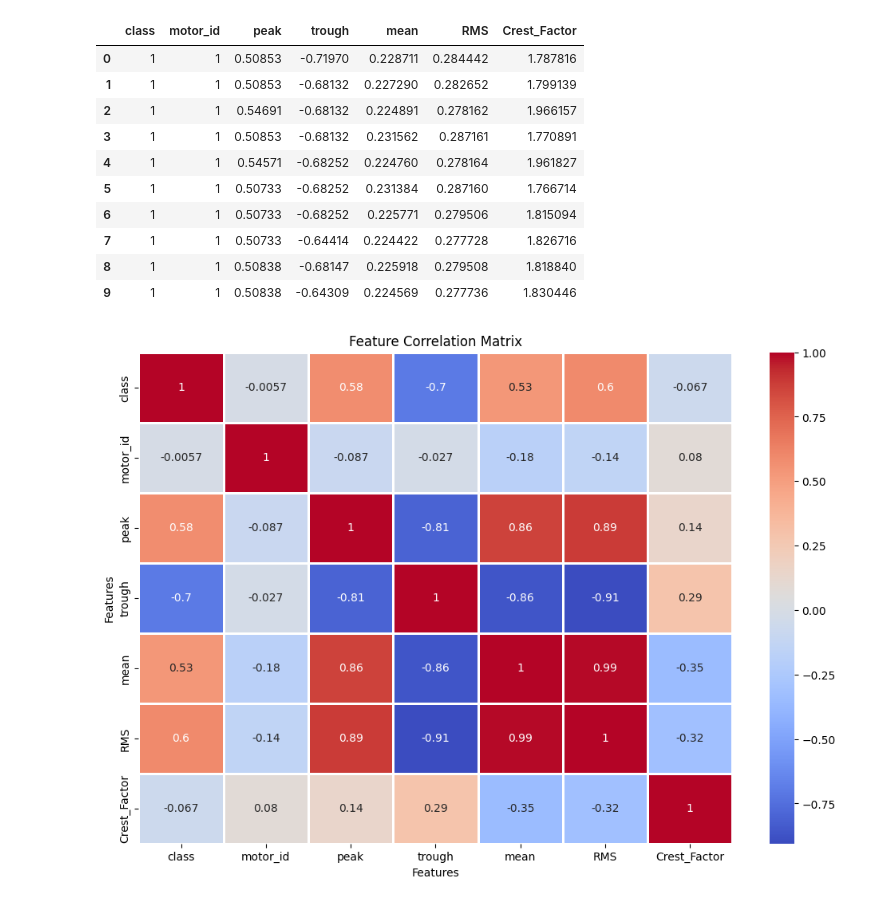
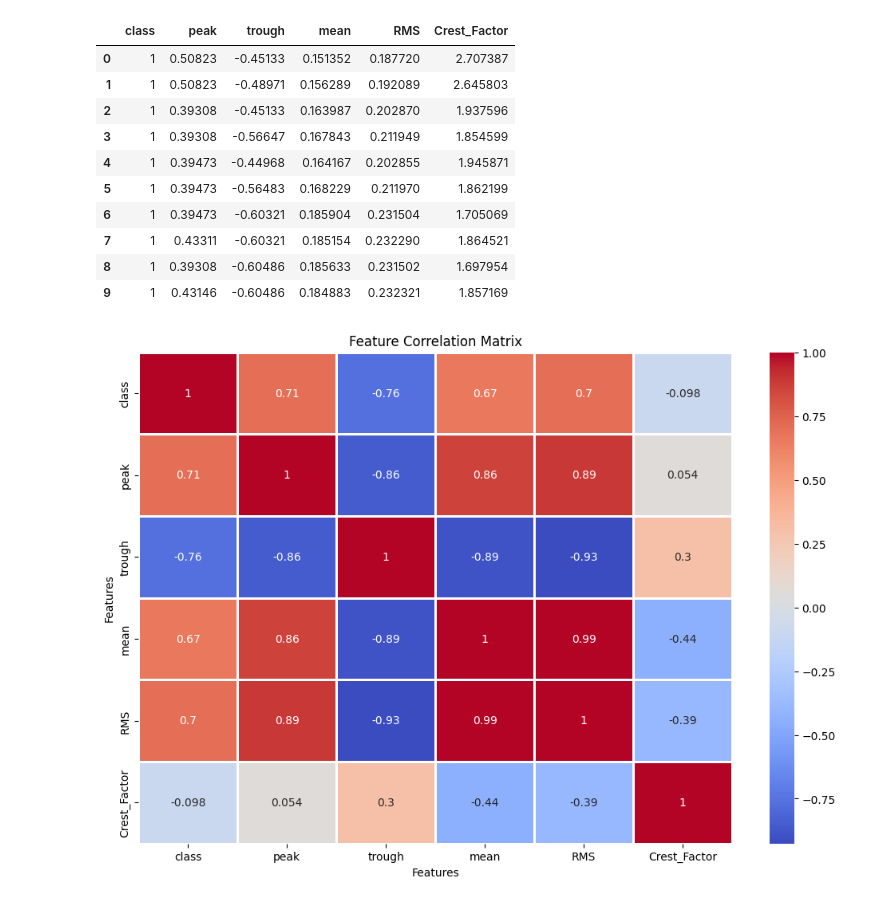
Before and after one commit to robotDevelop/IC-PBL_ML_motor, a Jupyter notebook: NN.ipynb, the cells around one changed output. Cells and saved outputs as stored; diff of their text form; code cells hidden in the pictures.

```diff
--- a/NN.ipynb
+++ b/NN.ipynb
@@ -3,38 +3,37 @@ import pandas as pd
 import matplotlib.pyplot as plt
 import seaborn as sns
 
-motor_ab = pd.read_csv('abnormal.csv')
-motor_nor = pd.read_csv('normal.csv')
+motor_train = pd.read_csv('motor_train.csv')
+motor_test = pd.read_csv('motor_test.csv')
 
-motor_main = pd.concat([motor_ab, motor_nor], ignore_index=True)
-
-motor_main.head(10)
+motor_train.head(10)
+motor_test.head(10)
 # %% [output]
-|  | class | motor_id | peak | trough | mean | RMS | Crest_Factor |
-| 0 | 1 | 1 | 0.50853 | -0.71970 | 0.228711 | 0.284442 | 1.787816 |
-| 1 | 1 | 1 | 0.50853 | -0.68132 | 0.227290 | 0.282652 | 1.799139 |
-| 2 | 1 | 1 | 0.54691 | -0.68132 | 0.224891 | 0.278162 | 1.966157 |
-| 3 | 1 | 1 | 0.50853 | -0.68132 | 0.231562 | 0.287161 | 1.770891 |
-| 4 | 1 | 1 | 0.54571 | -0.68252 | 0.224760 | 0.278164 | 1.961827 |
-| 5 | 1 | 1 | 0.50733 | -0.68252 | 0.231384 | 0.287160 | 1.766714 |
-| 6 | 1 | 1 | 0.50733 | -0.68252 | 0.225771 | 0.279506 | 1.815094 |
-| 7 | 1 | 1 | 0.50733 | -0.64414 | 0.224422 | 0.277728 | 1.826716 |
-| 8 | 1 | 1 | 0.50838 | -0.68147 | 0.225918 | 0.279508 | 1.818840 |
-| 9 | 1 | 1 | 0.50838 | -0.64309 | 0.224569 | 0.277736 | 1.830446 |
+|  | class | peak | trough | mean | RMS | Crest_Factor |
+| 0 | 1 | 0.50823 | -0.45133 | 0.151352 | 0.187720 | 2.707387 |
+| 1 | 1 | 0.50823 | -0.48971 | 0.156289 | 0.192089 | 2.645803 |
+| 2 | 1 | 0.39308 | -0.45133 | 0.163987 | 0.202870 | 1.937596 |
+| 3 | 1 | 0.39308 | -0.56647 | 0.167843 | 0.211949 | 1.854599 |
+| 4 | 1 | 0.39473 | -0.44968 | 0.164167 | 0.202855 | 1.945871 |
+| 5 | 1 | 0.39473 | -0.56483 | 0.168229 | 0.211970 | 1.862199 |
+| 6 | 1 | 0.39473 | -0.60321 | 0.185904 | 0.231504 | 1.705069 |
+| 7 | 1 | 0.43311 | -0.60321 | 0.185154 | 0.232290 | 1.864521 |
+| 8 | 1 | 0.39308 | -0.60486 | 0.185633 | 0.231502 | 1.697954 |
+| 9 | 1 | 0.43146 | -0.60486 | 0.184883 | 0.232321 | 1.857169 |
 # %%
 # 상관 관계 계산
-correlation_matrix = motor_main.corr()
+correlation_matrix = motor_train.corr()
 
 # 히트맵으로 상관 관계 시각화
 plt.figure(figsize=(12, 8))
 sns.heatmap(correlation_matrix, annot=True, cmap='coolwarm', linewidths=2)
 
 # 그래프 타이틀 및 라벨 설정
 plt.title('Feature Correlation Matrix')
 plt.xlabel('Features')
 plt.ylabel('Features')
 
 # 그래프 보여주기
 plt.show()
 # %% [output]
-[figure, old version]
+[figure, new version]
```
Also changed, not shown: parts of 2 cells of this notebook, 4 other files.
